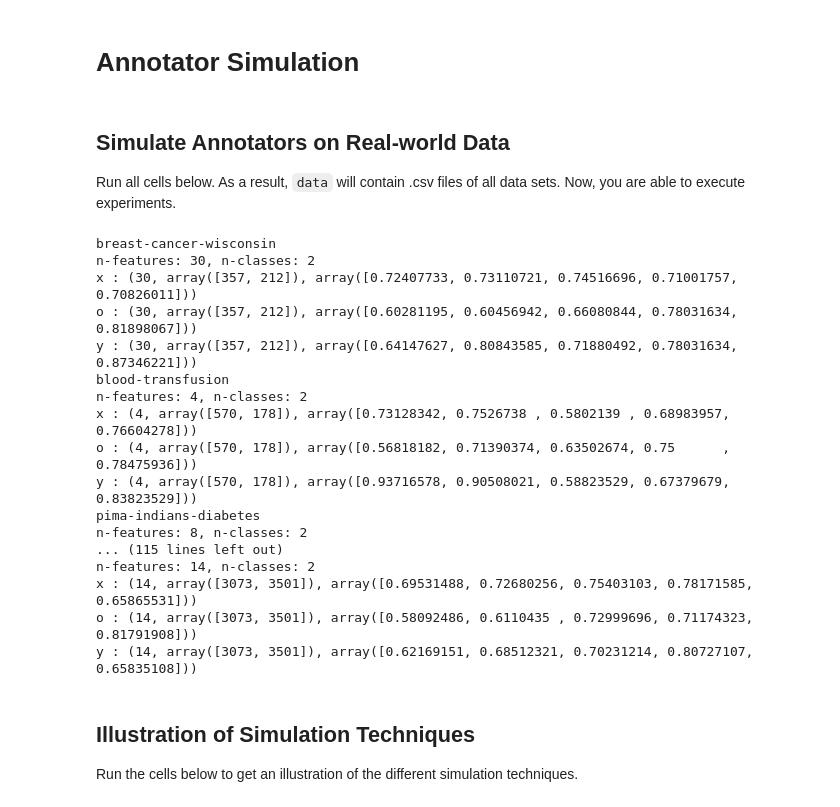
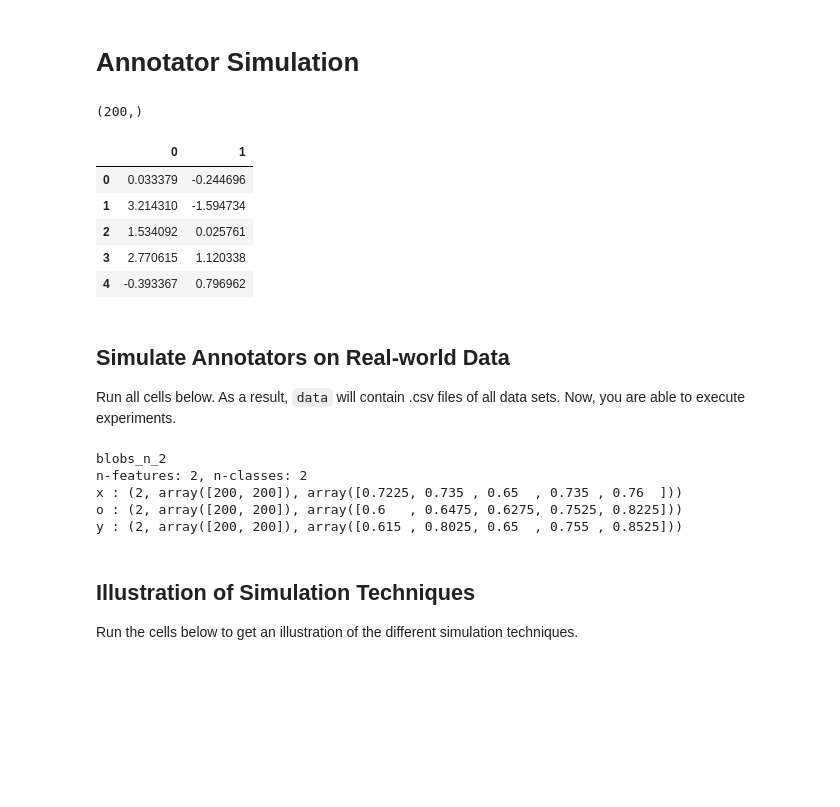
Before and after one commit to ploehnnico/multi_annotator_al, a Jupyter notebook: simulate_annotators.ipynb, the cells around one changed output. Saved outputs shown, nothing was run; the diff lists cells and outputs as text; code cells hidden in the pictures; blank space fills up the shorter version.

```diff
--- a/simulate_annotators.ipynb
+++ b/simulate_annotators.ipynb
@@ -31,6 +31,22 @@ from data_functions import investigate_data_set, load_data, preprocess_2d_data_s
 from sklearn.datasets import make_blobs, make_classification
 from sklearn.preprocessing import StandardScaler
 from sklearn.cluster import KMeans
+# %%
+X, y_true, y = load_data('prnn-craps')
+type(y_true)
+y_true.shape
+# %% [output]
+(200,)
+# %%
+X, y_true= make_blobs(n_samples=400, centers=2, n_features=2, random_state=0, cluster_std=1.5)
+pd.DataFrame(X).head()
+# %% [output]
+|  | 0 | 1 |
+| 0 | 0.033379 | -0.244696 |
+| 1 | 3.214310 | -1.594734 |
+| 2 | 1.534092 | 0.025761 |
+| 3 | 2.770615 | 1.120338 |
+| 4 | -0.393367 | 0.796962 |
 # %% [markdown]
 ## Simulate Annotators on Real-world Data
 
@@ -44,13 +60,19 @@ random_state = np.random.RandomState(40)
 data_set_names = pd.read_csv('./data/data_set_ids.csv').name.values
 
 # simulation for each data set
-for d in data_set_names:
+#for d in data_set_names:
+
+for _ in range(1):
+    d = 'blobs_n_2'
     print(d)
 
     if d == 'prnn-craps':
         print("jj")
     # load data
-    X, y_true, y = load_data(d)
+    #X, y_true, y = load_data(d)
+    X, y_true= make_blobs(n_samples=400, centers=2, n_features=2, random_state=0, cluster_std=1.5)
+    X = pd.DataFrame(X)
+    y = None
     n_features = X.shape[1]
     n_classes = len(np.unique(y_true))
 
@@ -117,23 +139,11 @@ for d in data_set_names:
             data_set.to_csv(filename, index=False)
         print(f'{s} : {str(investigate_data_set(data_set_name=data_set_name))}')
 # %% [output]
-breast-cancer-wisconsin
-n-features: 30, n-classes: 2
-x : (30, array([357, 212]), array([0.72407733, 0.73110721, 0.74516696, 0.71001757, 0.70826011]))
-o : (30, array([357, 212]), array([0.60281195, 0.60456942, 0.66080844, 0.78031634, 0.81898067]))
-y : (30, array([357, 212]), array([0.64147627, 0.80843585, 0.71880492, 0.78031634, 0.87346221]))
-blood-transfusion
-n-features: 4, n-classes: 2
-x : (4, array([570, 178]), array([0.73128342, 0.7526738 , 0.5802139 , 0.68983957, 0.76604278]))
-o : (4, array([570, 178]), array([0.56818182, 0.71390374, 0.63502674, 0.75      , 0.78475936]))
-y : (4, array([570, 178]), array([0.93716578, 0.90508021, 0.58823529, 0.67379679, 0.83823529]))
-pima-indians-diabetes
-n-features: 8, n-classes: 2
-... (115 lines left out)
-n-features: 14, n-classes: 2
-x : (14, array([3073, 3501]), array([0.69531488, 0.72680256, 0.75403103, 0.78171585, 0.65865531]))
-o : (14, array([3073, 3501]), array([0.58092486, 0.6110435 , 0.72999696, 0.71174323, 0.81791908]))
-y : (14, array([3073, 3501]), array([0.62169151, 0.68512321, 0.70231214, 0.80727107, 0.65835108]))
+blobs_n_2
+n-features: 2, n-classes: 2
+x : (2, array([200, 200]), array([0.7225, 0.735 , 0.65  , 0.735 , 0.76  ]))
+o : (2, array([200, 200]), array([0.6   , 0.6475, 0.6275, 0.7525, 0.8225]))
+y : (2, array([200, 200]), array([0.615 , 0.8025, 0.65  , 0.755 , 0.8525]))
 # %% [markdown]
 ## Illustration of Simulation Techniques
 
```
Also changed, not shown: 7 other files.
